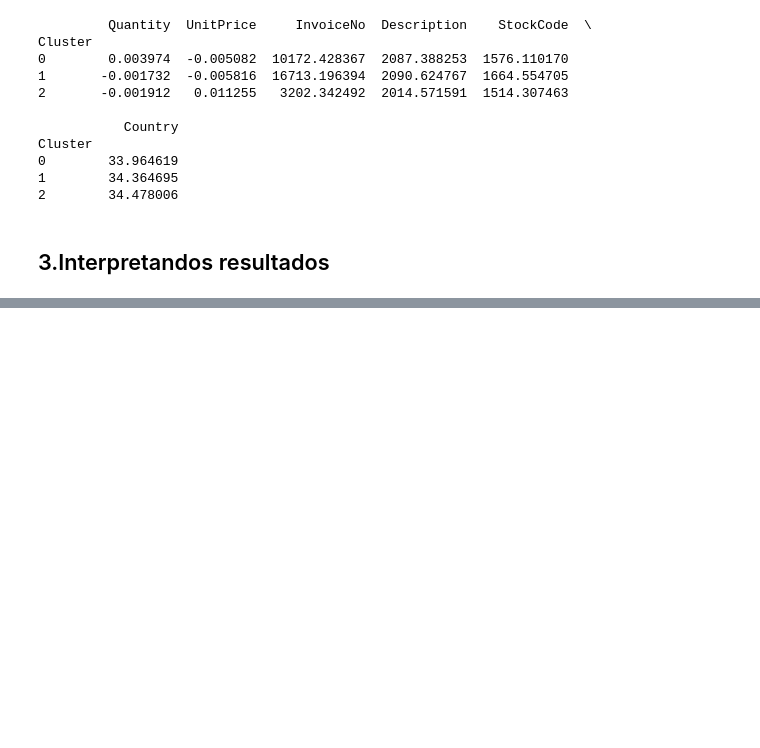
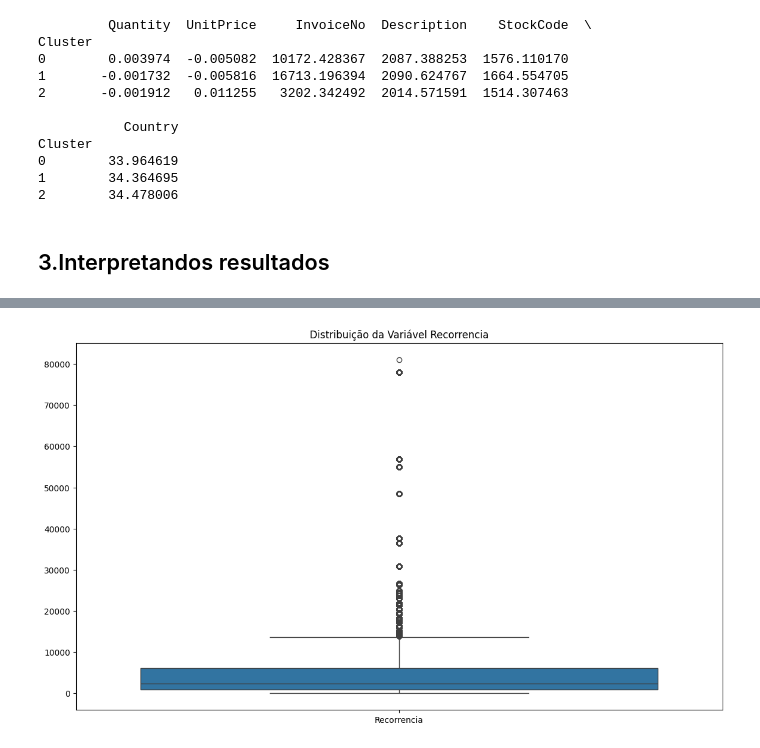
Before and after one commit to HammadN98/Estudos-de-caso, a Jupyter notebook: clusterizacao_Estudo_de_caso.ipynb, the cells around one changed output, grey strips where cells are left out. Cells and saved outputs as stored; diff of their text form; code cells hidden in the pictures; blank space fills up the shorter version.

```diff
--- a/clusterizacao_Estudo_de_caso.ipynb
+++ b/clusterizacao_Estudo_de_caso.ipynb
@@ -749,0 +717,7 @@ Resumo da opera: O pais ta influenciando mias que a palavra influencia, devido a
+# %%
+plt.figure(figsize=(14, 8))
+sns.boxplot(data=dados_sinteticos[['Recorrencia']])
+plt.title('Distribuição da Variável Recorrencia')
+plt.show()
+# %% [output]
+[figure, added]
```
Also changed, not shown: parts of 35 cells of this notebook.
